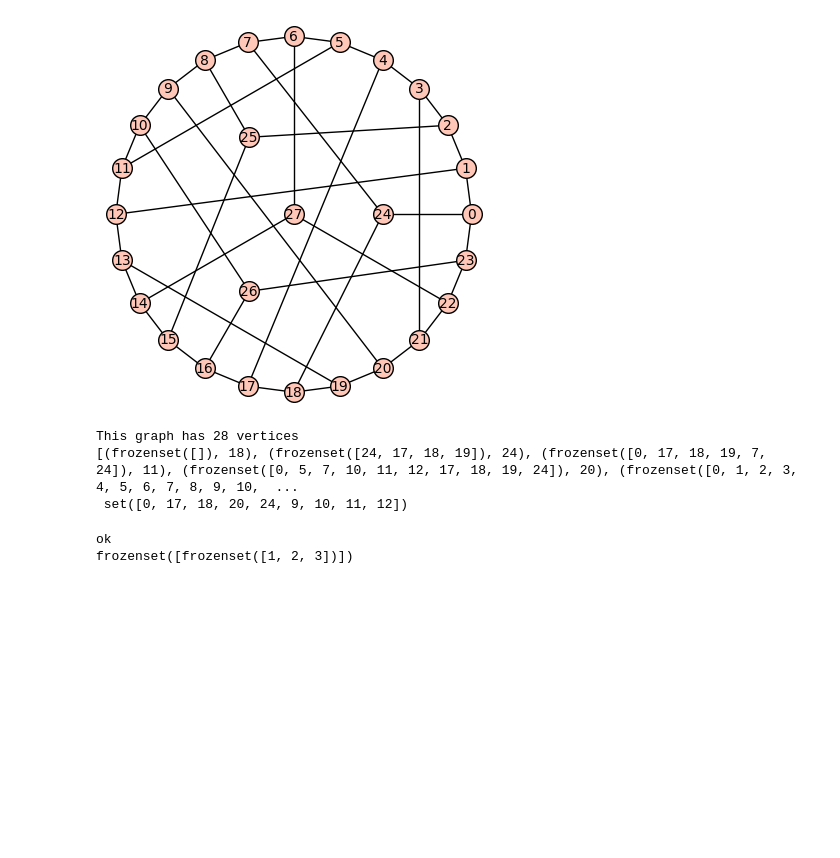
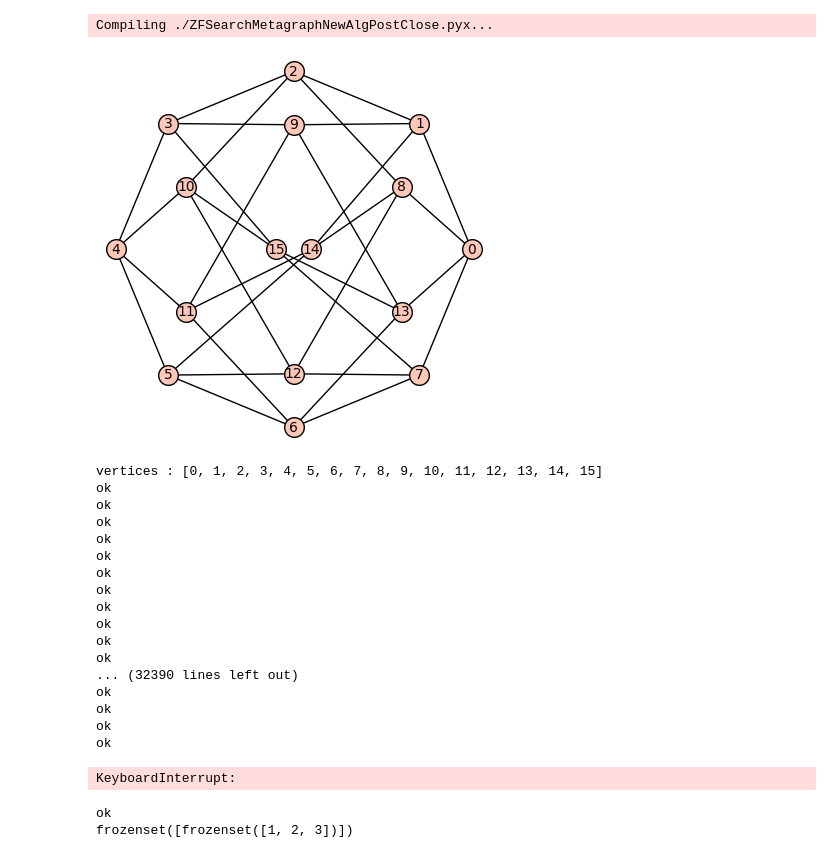
Before and after one commit to alexhutman/zftools, a Jupyter notebook: DijkstraMetagraphTestbed.ipynb, the cells around one changed output. Saved outputs shown, nothing was run; the diff lists cells and outputs as text; code cells hidden in the pictures; blank space fills up the shorter version.

```diff
--- a/DijkstraMetagraphTestbed.ipynb
+++ b/DijkstraMetagraphTestbed.ipynb
@@ -1,48 +1,55 @@
 # %%
 #load('ChainedList.py', 'ZFSearchMetagraphNewAlg.py', 'BFS.py','DijkstraMetagraph.py')
-load('DijkstraMetagraphPostClose.py', 'ZFSearchMetagraphNewAlgPostClose.py')
+load('DijkstraMetagraphPostClose.py', 'ZFSearchMetagraphNewAlgPostClose.pyx', 'all_closures.py')
+# %% [output]
+Compiling ./ZFSearchMetagraphNewAlgPostClose.pyx...
 # %%
 # Initialize a test graph and the associated ZFSearchMetagraph
 #H = graphs.CubeGraph(5); H.relabel()
 #H = graphs.PetersenGraph()
-H = graphs.CoxeterGraph()       # DNF/DNF/1,284sec/339sec/220sec
+#H = graphs.CoxeterGraph()       # DNF/DNF/1,284sec/339sec/220sec
 #H = graphs.RobertsonGraph()     # DNF
 #H = graphs.HeawoodGraph()       # 1.46/~1.20sec/1.03sec/0.22sec/0.16sec/0.12sec
 #H = graphs.BrinkmannGraph()     # DNF/DNF/66.5sec/43.3sec/29.81sec/25.97sec
-#H = graphs.HoffmanGraph()       # ~19sec/~13.7sec/2.57sec/2.00sec/1.6sec
+H = graphs.HoffmanGraph()       # ~19sec/~13.7sec/2.57sec/2.00sec/1.6sec
 #H = graphs.ClebschGraph()       # DNF/36.3sec/12.8sec/7.8sec/6.7sec/4.8sec/4.22sec/2.90sec
 #H = graphs.DesarguesGraph()     # 14.56sec/8.00sec/5.6sec
 #H = graphs.DodecahedralGraph()  # ~25.9sec/~8.9sec/~4.2sec/3.02sec/2.90sec/2.12sec/1.07sec/0.80sec
 #H = graphs.HoffmanGraph().complement()
 #H = graphs.CompleteGraph(16)
 #H = graphs.MycielskiGraph(5)
 #H = graphs.RandomTree(22)
 #H = graphs.PathGraph(30)
 #H = graphs.StarGraph(4)
 
 #d = {0: [1,2,4], 1: [0,2,5], 2: [0,1,3], 3: [2,4,5], 4: [0,3,5], 5: [1,3,4]}
 #H = Graph(d)
 if H.num_verts() < 50:
     H.show()
 
 metaGraph = ZFSearchMetagraphNewAlg(H)
-#metaGraph = ZFSearchMetagraph(H)
-print "\n"
-print "This graph has", H.num_verts(), "vertices"
-all_unfilled = frozenset([])
-all_filled = frozenset(range(H.num_verts()))
-#print all_unfilled
-#print all_filled
-%prun output = dijkstra(metaGraph, all_unfilled, all_filled)
-print output
-#print "Zero forcing number:", len(output)
-#print "Zero forcing set:   ", list(output)
-#print dijkstra(metaGraph, all_unfilled, all_filled)
+#%prun output = calculate_all_closures(metaGraph)
+%time calculate_all_closures(metaGraph)
 # %% [output]
-[figure, old version]
+[figure, new version]
-This graph has 28 vertices
-[(frozenset([]), 18), (frozenset([24, 17, 18, 19]), 24), (frozenset([0, 17, 18, 19, 7, 24]), 11), (frozenset([0, 5, 7, 10, 11, 12, 17, 18, 19, 24]), 20), (frozenset([0, 1, 2, 3, 4, 5, 6, 7, 8, 9, 10,  ...
- set([0, 17, 18, 20, 24, 9, 10, 11, 12])
+vertices : [0, 1, 2, 3, 4, 5, 6, 7, 8, 9, 10, 11, 12, 13, 14, 15]
+ok
+ok
+ok
+ok
+ok
+ok
+ok
+ok
+ok
+ok
+ok
+... (32390 lines left out)
+ok
+ok
+ok
+ok
+KeyboardInterrupt:
 # %%
 previous = {frozenset([1,2,3]): 19}
 current = frozenset([1,2])
```
Also changed, not shown: parts of 1 cell of this notebook, 2 other files.
